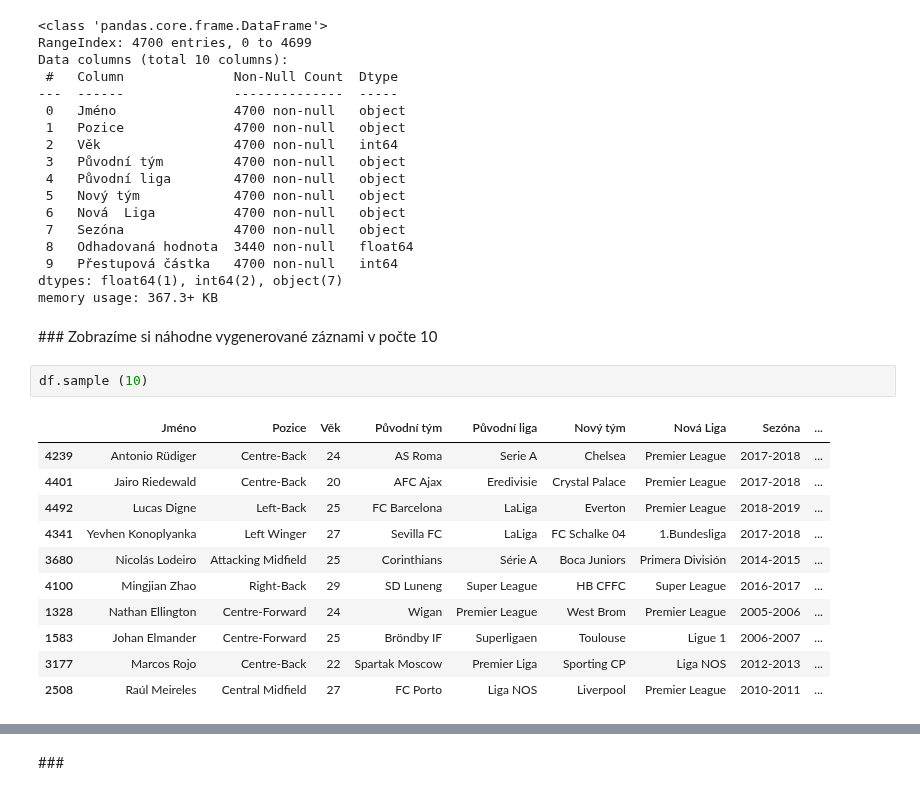
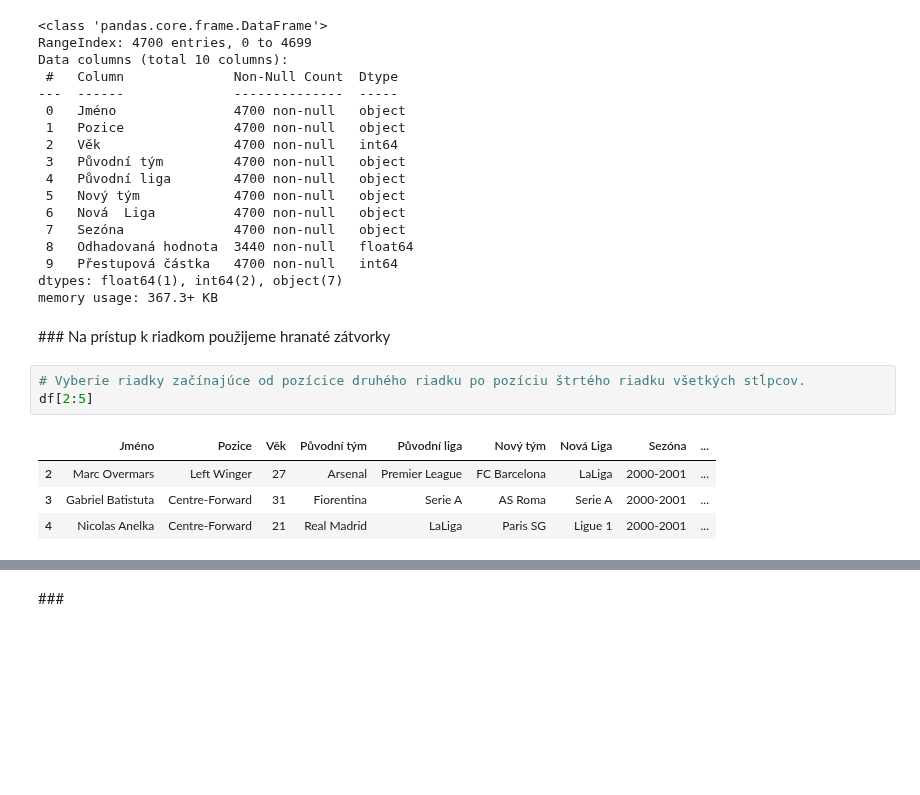
Before and after one commit to Rosko00/Pandas_beginner, a Jupyter notebook: 02_zobrazovanie_udajov.ipynb, the cells around one changed output, grey strips where cells are left out. Drawn from its saved outputs; the diff is of its cells as text; blank space fills up the shorter version.

```diff
--- a/02_zobrazovanie_udajov.ipynb
+++ b/02_zobrazovanie_udajov.ipynb
@@ -40,19 +40,13 @@ Data columns (total 10 columns):
  9   Přestupová částka   4700 non-null   int64
 dtypes: float64(1), int64(2), object(7)
 memory usage: 367.3+ KB
-# %% [markdown]
-### Zobrazíme si náhodne vygenerované záznami v počte 10
-# %%
-df.sample (10)
-# %% [output]
-|  | Jméno | Pozice | Věk | Původní tým | Původní liga | Nový tým | Nová Liga | Sezóna | ... |
-| 4239 | Antonio Rüdiger | Centre-Back | 24 | AS Roma | Serie A | Chelsea | Premier League | 2017-2018 | ... |
-| 4401 | Jairo Riedewald | Centre-Back | 20 | AFC Ajax | Eredivisie | Crystal Palace | Premier League | 2017-2018 | ... |
-| 4492 | Lucas Digne | Left-Back | 25 | FC Barcelona | LaLiga | Everton | Premier League | 2018-2019 | ... |
-| 4341 | Yevhen Konoplyanka | Left Winger | 27 | Sevilla FC | LaLiga | FC Schalke 04 | 1.Bundesliga | 2017-2018 | ... |
-| 3680 | Nicolás Lodeiro | Attacking Midfield | 25 | Corinthians | Série A | Boca Juniors | Primera División | 2014-2015 | ... |
-| 4100 | Mingjian Zhao | Right-Back | 29 | SD Luneng | Super League | HB CFFC | Super League | 2016-2017 | ... |
-| 1328 | Nathan Ellington | Centre-Forward | 24 | Wigan | Premier League | West Brom | Premier League | 2005-2006 | ... |
-| 1583 | Johan Elmander | Centre-Forward | 25 | Bröndby IF | Superligaen | Toulouse | Ligue 1 | 2006-2007 | ... |
-| 3177 | Marcos Rojo | Centre-Back | 22 | Spartak Moscow | Premier Liga | Sporting CP | Liga NOS | 2012-2013 | ... |
-| 2508 | Raúl Meireles | Central Midfield | 27 | FC Porto | Liga NOS | Liverpool | Premier League | 2010-2011 | ... |
+# %% [markdown]
+### Na prístup k riadkom použijeme hranaté zátvorky
+# %%
+# Vyberie riadky začínajúce od pozícice druhého riadku po pozíciu štrtého riadku všetkých stĺpcov.
+df[2:5]
+# %% [output]
+|  | Jméno | Pozice | Věk | Původní tým | Původní liga | Nový tým | Nová Liga | Sezóna | ... |
+| 2 | Marc Overmars | Left Winger | 27 | Arsenal | Premier League | FC Barcelona | LaLiga | 2000-2001 | ... |
+| 3 | Gabriel Batistuta | Centre-Forward | 31 | Fiorentina | Serie A | AS Roma | Serie A | 2000-2001 | ... |
+| 4 | Nicolas Anelka | Centre-Forward | 21 | Real Madrid | LaLiga | Paris SG | Ligue 1 | 2000-2001 | ... |
```
Also changed, not shown: parts of 22 cells of this notebook.
